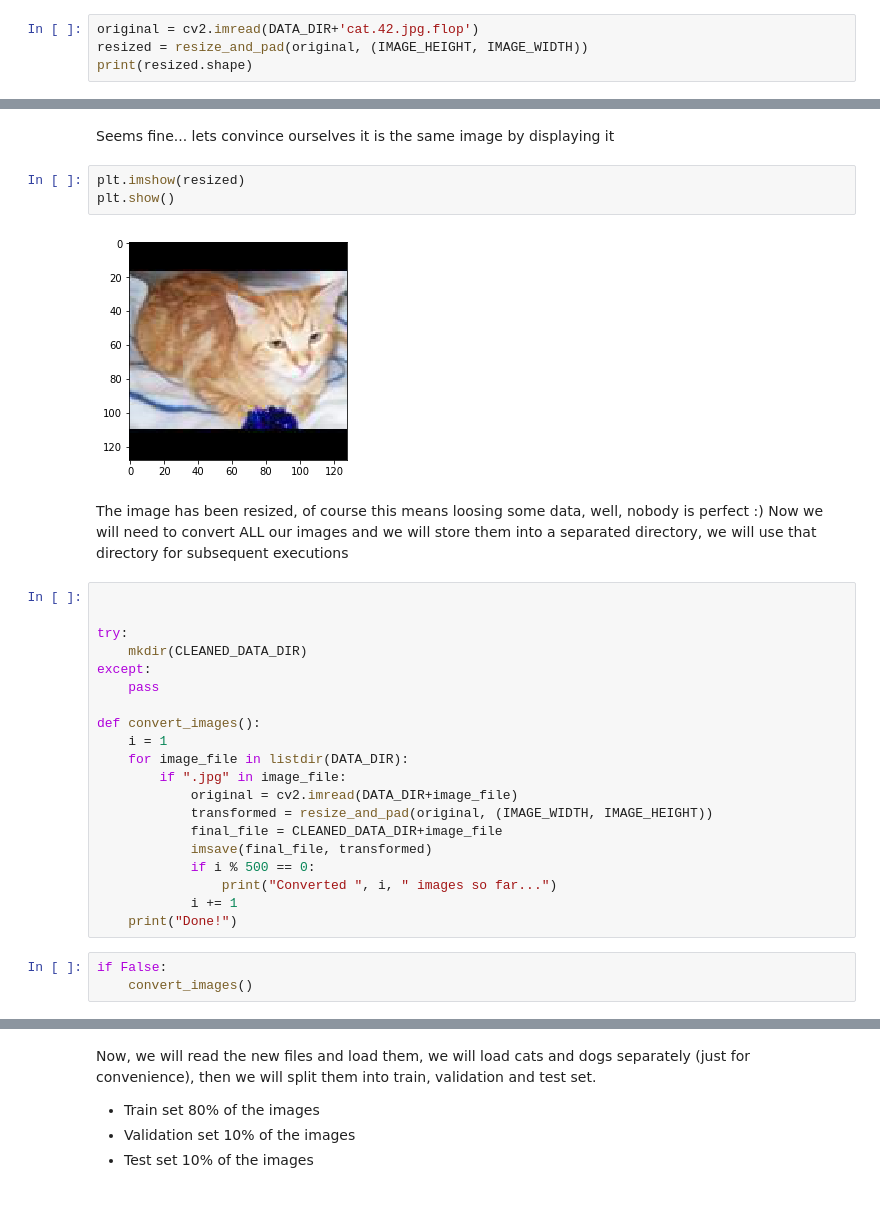
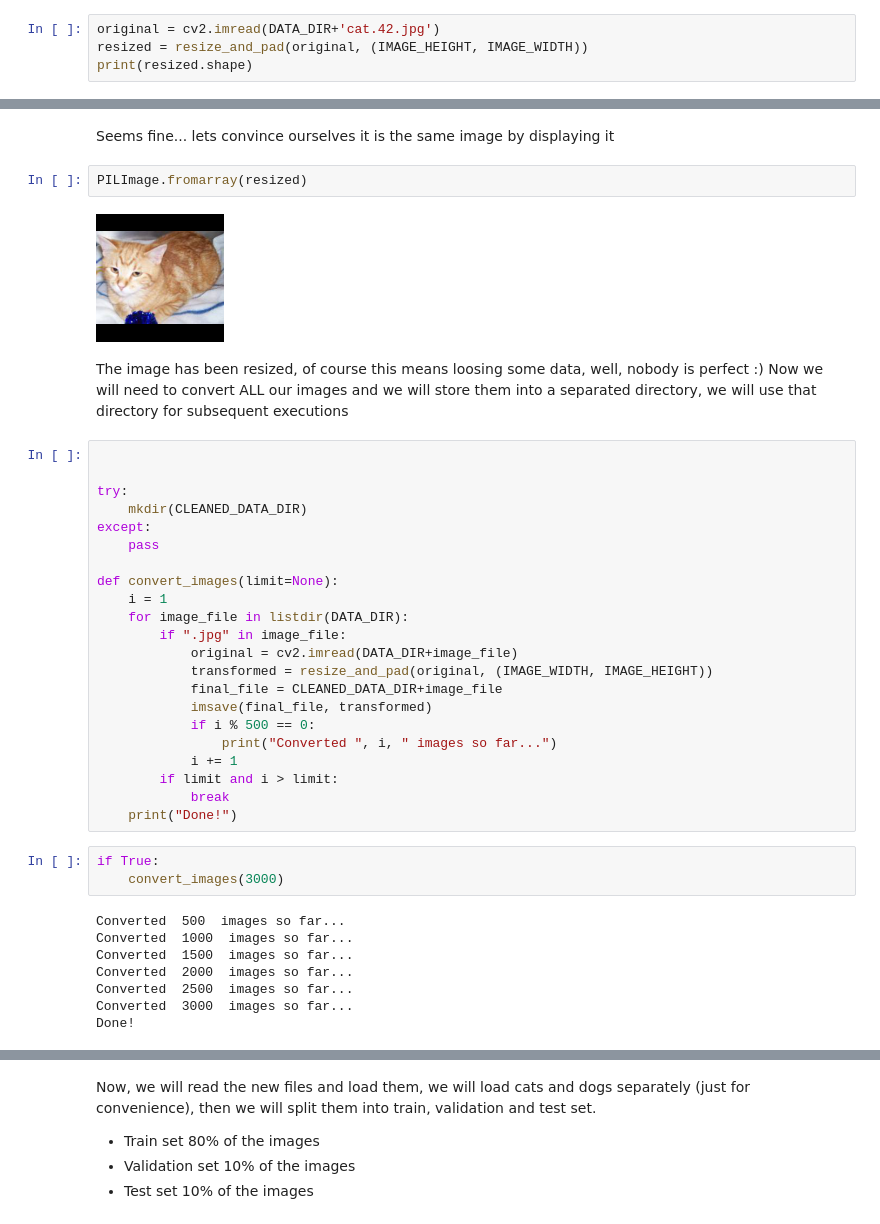
Before and after one commit to moriano/loco-learning, a Jupyter notebook: cats-vs-dogs/cats-vs-dogs.ipynb, the cells around one changed output, grey strips where cells are left out. Drawn from its saved outputs; the diff is of its cells as text.

```diff
--- a/cats-vs-dogs/cats-vs-dogs.ipynb
+++ b/cats-vs-dogs/cats-vs-dogs.ipynb
@@ -141,18 +143,17 @@ def resize_and_pad(img, size, padColor=0):
 
     return scaled_img
 # %%
-original = cv2.imread(DATA_DIR+'cat.42.jpg.flop')
+original = cv2.imread(DATA_DIR+'cat.42.jpg')
 resized = resize_and_pad(original, (IMAGE_HEIGHT, IMAGE_WIDTH))
 print(resized.shape)
 # %% [output]
 (128, 128, 3)
 # %% [markdown]
 Seems fine... lets convince ourselves it is the same image by displaying it
-# %%
-plt.imshow(resized)
-plt.show()
-# %% [output]
-[figure, removed]
+# %%
+PILImage.fromarray(resized)
+# %% [output]
+[figure, added]
 # %% [markdown]
 The image has been resized, of course this means loosing some data, well, nobody is perfect :)
 Now we will need to convert ALL our images and we will store them into a separated directory, we will use that directory for subsequent executions
@@ -164,7 +165,7 @@ try:
 except:
     pass
 
-def convert_images():
+def convert_images(limit=None):
     i = 1
     for image_file in listdir(DATA_DIR):
         if ".jpg" in image_file:
@@ -175,7 +176,17 @@ def convert_images():
             if i % 500 == 0:
                 print("Converted ", i, " images so far...")
             i += 1
+        if limit and i > limit:
+            break
     print("Done!")
 # %%
-if False:
-    convert_images()
+if True:
+    convert_images(3000)
+# %% [output]
+Converted  500  images so far...
+Converted  1000  images so far...
+Converted  1500  images so far...
+Converted  2000  images so far...
+Converted  2500  images so far...
+Converted  3000  images so far...
+Done!
```
Also changed, not shown: parts of 34 cells of this notebook, 3 other files.
